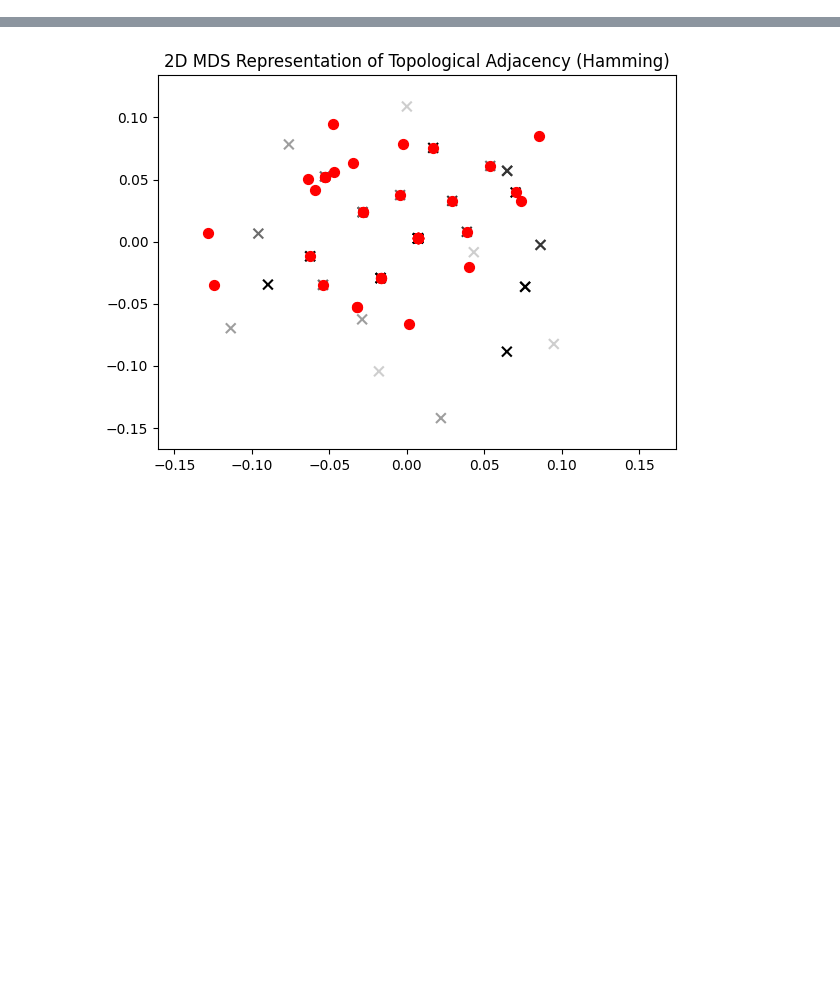
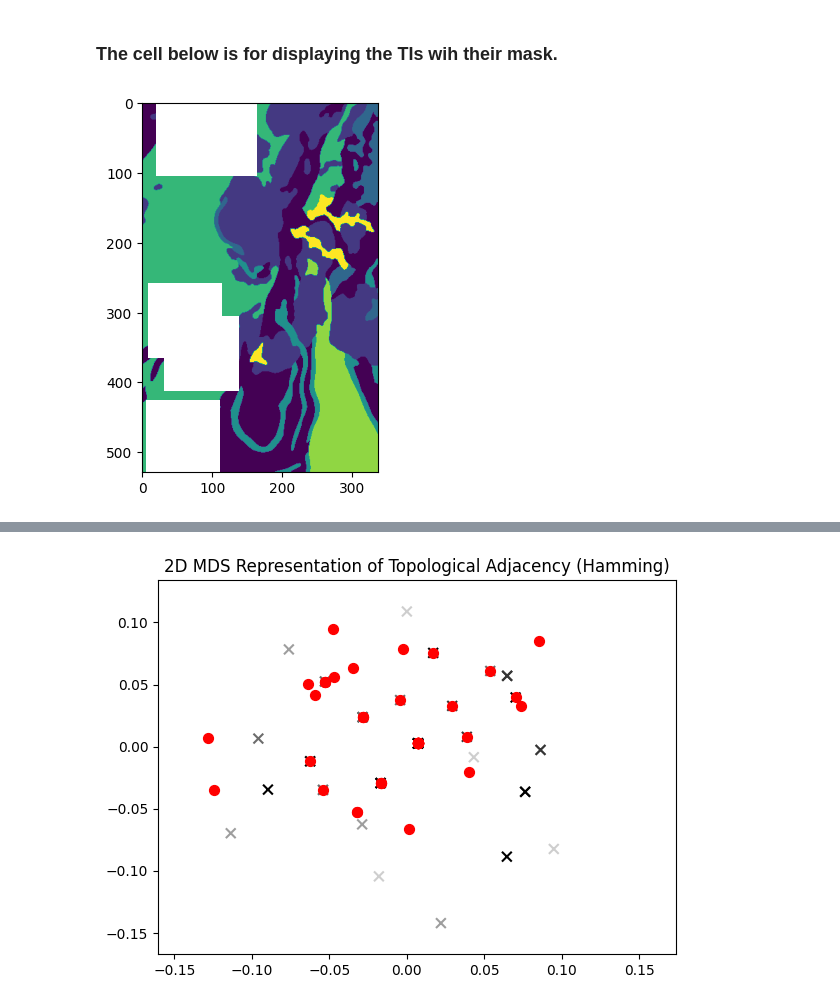
Before and after one commit to AxMeNi/GeoclassificationMPS, a Jupyter notebook: src/results_explorer.ipynb, the cells around one changed output, grey strips where cells are left out. Cells and saved outputs as stored; diff of their text form; code cells hidden in the pictures; blank space fills up the shorter version.

Commit message:
feat: added new functionalitis to display the images after simulations

```diff
--- a/src/results_explorer.ipynb
+++ b/src/results_explorer.ipynb
@@ -135,0 +116,24 @@ reference_folder = find_all_simulation_folders(
+# %%
+combinations_dict = {
+    i: {"seed": s, "ti_pct_area": t, "num_shape": n, "aux_vars": a}
+    for i, (s, t, n, a) in enumerate(
+        product(SEED_LIST, TI_PCT_AREA_LIST+[75], NUM_SHAPE_LIST+[1], AUX_VARS_LIST+["grid_grv,grid_lmp,grid_mag"]), 1
+    )
+}
+# %%
+all_folders= {}
+for ti_pct_i in TI_PCT_AREA_LIST+[75]:
+    for num_shape_i in NUM_SHAPE_LIST+[1]:
+        for ti_aux_var_i in AUX_VARS_LIST+["grid_grv,grid_lmp,grid_mag"]:
+            folders = find_all_simulation_folders(
+                                ti_pct=ti_pct_i,
+                                num_shape=num_shape_i,
+                                ti_aux_var=ti_aux_var_i,
+                                seed=[852,123,456,789,254],
+                                combinations_dict = combinations_dict
+                            )
+            all_folders |= folders
+# %%
+for (key, item) in all_folders.items():
+    print(combinations_dict[key])
+    print(item)
@@ -135,0 +158,14 @@ reference_folder = find_all_simulation_folders(
+# %% [markdown]
+### The cell below is for displaying the TIs wih their mask.
+# %%
+image = np.load(r"..\data\grid_geo.npy")
+for (key, item) in all_folders.items():
+    ti_frame, need_to_cut = gen_ti_frame_squares(529,337,
+                                                 ti_pct_area = combinations_dict[key]['ti_pct_area'],
+                                                 ti_nsquares = combinations_dict[key]['num_shape'],
+                                                 seed = combinations_dict[key]['seed'])
+    masked_ti = np.ma.masked_array(image, mask = ti_frame[0])
+    plt.imshow(masked_ti)
+    break
+# %% [output]
+[figure, added]
```
Also changed, not shown: parts of 14 cells of this notebook.
